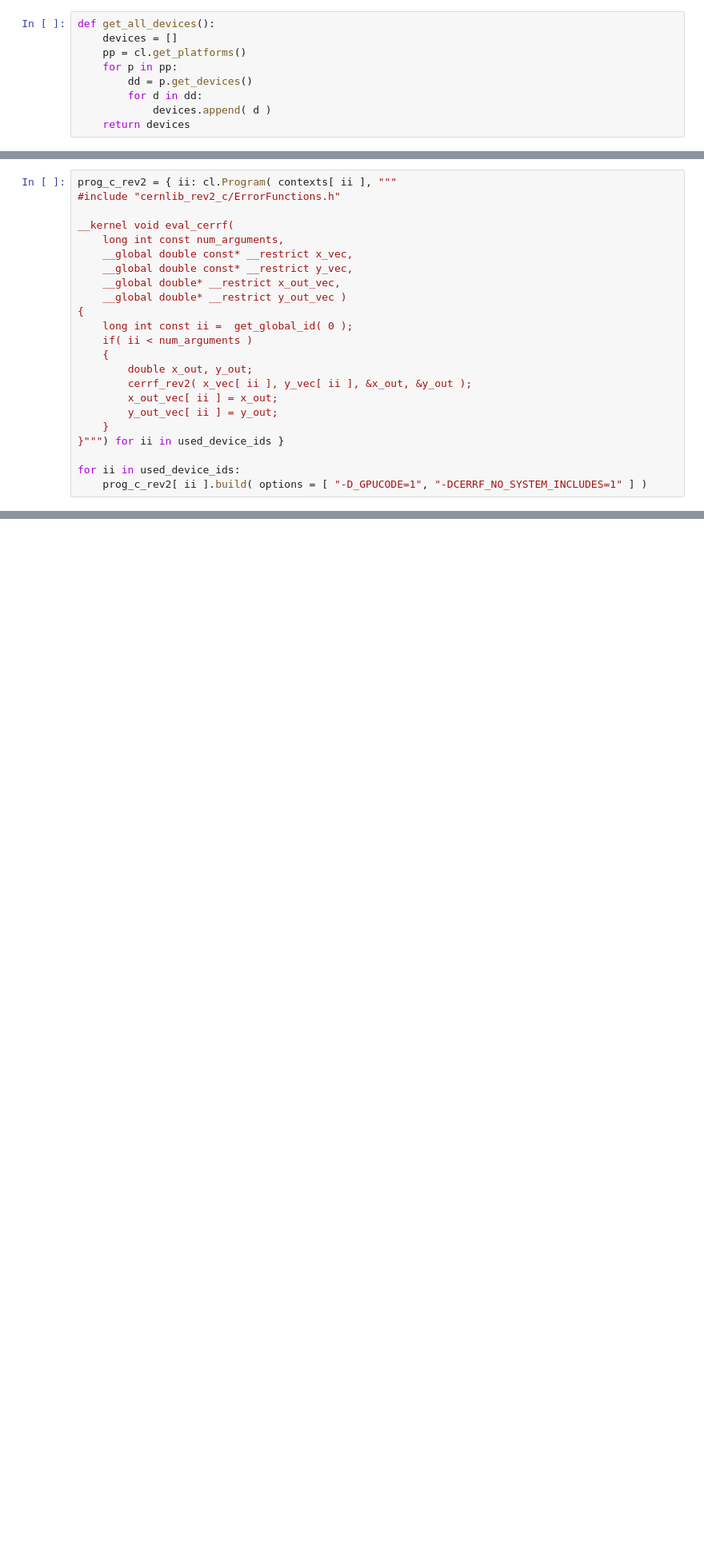
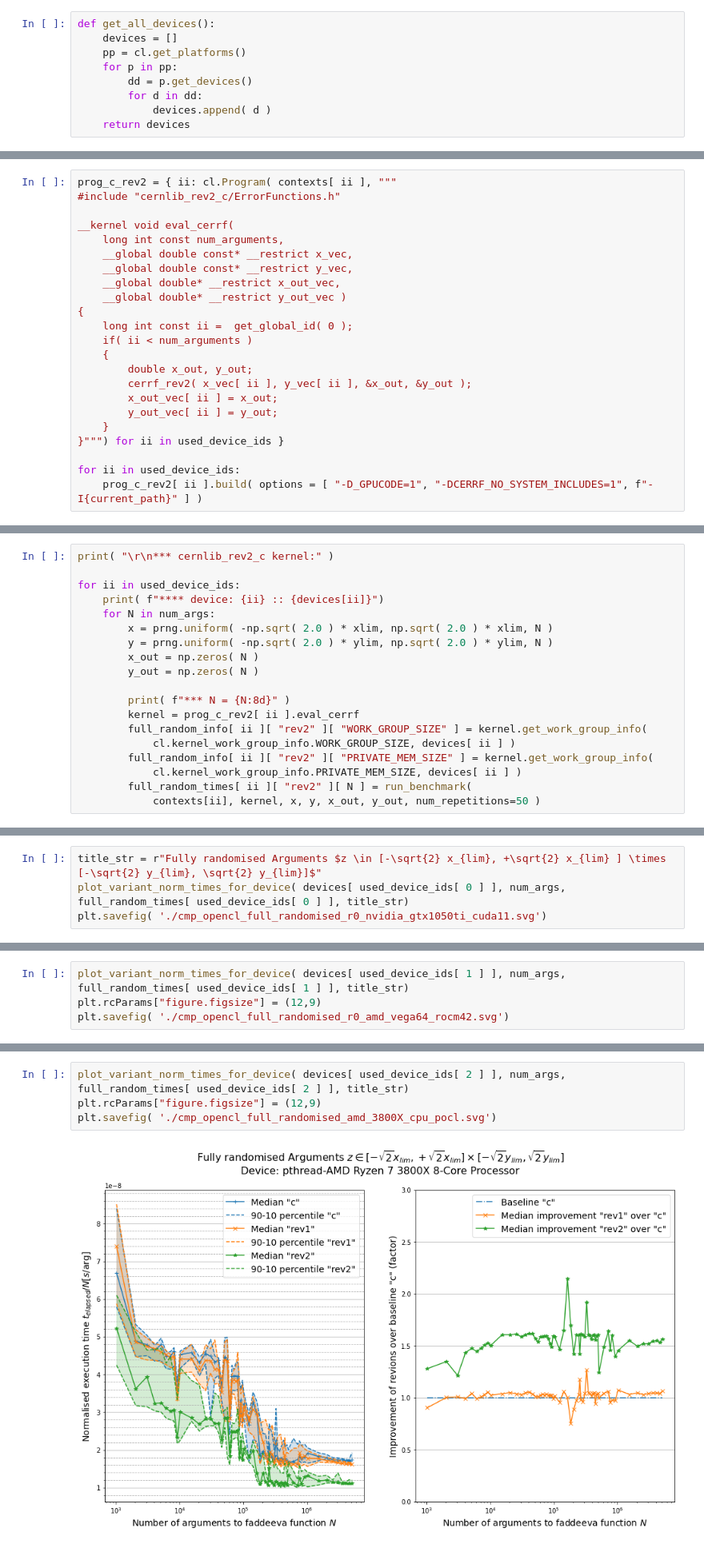
Before and after one commit to martinschwinzerl/faddeevas, a Jupyter notebook: benchmark_opencl.ipynb, the cells around one changed output, grey strips where cells are left out. Shown at 80% size. Cells and saved outputs as stored; diff of their text form; blank space fills up the shorter version.

Commit message:
updates opencl benchmark notebook

```diff
--- a/benchmark_opencl.ipynb
+++ b/benchmark_opencl.ipynb
@@ -134,4 +177,4 @@ __kernel void eval_cerrf(
 }""") for ii in used_device_ids }
 
 for ii in used_device_ids:
-    prog_c_rev2[ ii ].build( options = [ "-D_GPUCODE=1", "-DCERRF_NO_SYSTEM_INCLUDES=1" ] )
+    prog_c_rev2[ ii ].build( options = [ "-D_GPUCODE=1", "-DCERRF_NO_SYSTEM_INCLUDES=1", f"-I{current_path}" ] )
@@ -137,0 +262,19 @@ for ii in used_device_ids:
+# %%
+print( "\r\n*** cernlib_rev2_c kernel:" )
+
+for ii in used_device_ids:
+    print( f"**** device: {ii} :: {devices[ii]}")
+    for N in num_args:
+        x = prng.uniform( -np.sqrt( 2.0 ) * xlim, np.sqrt( 2.0 ) * xlim, N )
+        y = prng.uniform( -np.sqrt( 2.0 ) * ylim, np.sqrt( 2.0 ) * ylim, N )
+        x_out = np.zeros( N )
+        y_out = np.zeros( N )
+
+        print( f"*** N = {N:8d}" )
+        kernel = prog_c_rev2[ ii ].eval_cerrf
+        full_random_info[ ii ][ "rev2" ][ "WORK_GROUP_SIZE" ] = kernel.get_work_group_info(
+            cl.kernel_work_group_info.WORK_GROUP_SIZE, devices[ ii ] )
+        full_random_info[ ii ][ "rev2" ][ "PRIVATE_MEM_SIZE" ] = kernel.get_work_group_info(
+            cl.kernel_work_group_info.PRIVATE_MEM_SIZE, devices[ ii ] )
+        full_random_times[ ii ][ "rev2" ][ N ] = run_benchmark(
+            contexts[ii], kernel, x, y, x_out, y_out, num_repetitions=50 )
@@ -137,0 +370,4 @@ for ii in used_device_ids:
+# %%
+title_str = r"Fully randomised Arguments $z \in [-\sqrt{2} x_{lim}, +\sqrt{2} x_{lim} ] \times [-\sqrt{2} y_{lim}, \sqrt{2} y_{lim}]$"
+plot_variant_norm_times_for_device( devices[ used_device_ids[ 0 ] ], num_args, full_random_times[ used_device_ids[ 0 ] ], title_str)
+plt.savefig( './cmp_opencl_full_randomised_r0_nvidia_gtx1050ti_cuda11.svg')
@@ -137,0 +376,4 @@ for ii in used_device_ids:
+# %%
+plot_variant_norm_times_for_device( devices[ used_device_ids[ 1 ] ], num_args, full_random_times[ used_device_ids[ 1 ] ], title_str)
+plt.rcParams["figure.figsize"] = (12,9)
+plt.savefig( './cmp_opencl_full_randomised_r0_amd_vega64_rocm42.svg')
@@ -137,0 +382,6 @@ for ii in used_device_ids:
+# %%
+plot_variant_norm_times_for_device( devices[ used_device_ids[ 2 ] ], num_args, full_random_times[ used_device_ids[ 2 ] ], title_str)
+plt.rcParams["figure.figsize"] = (12,9)
+plt.savefig( './cmp_opencl_full_randomised_amd_3800X_cpu_pocl.svg')
+# %% [output]
+[figure, added]
```
Also changed, not shown: parts of 28 cells of this notebook.
